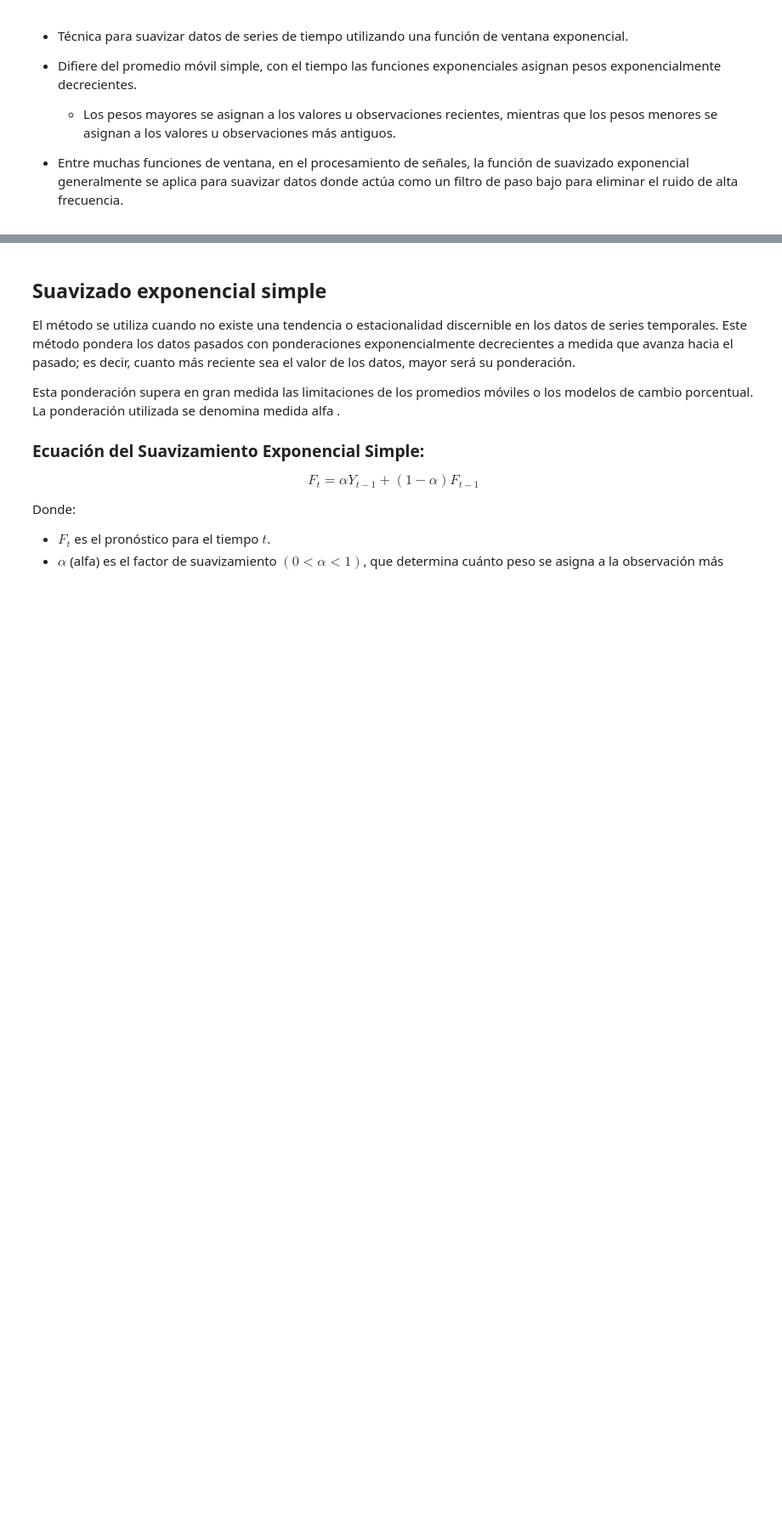
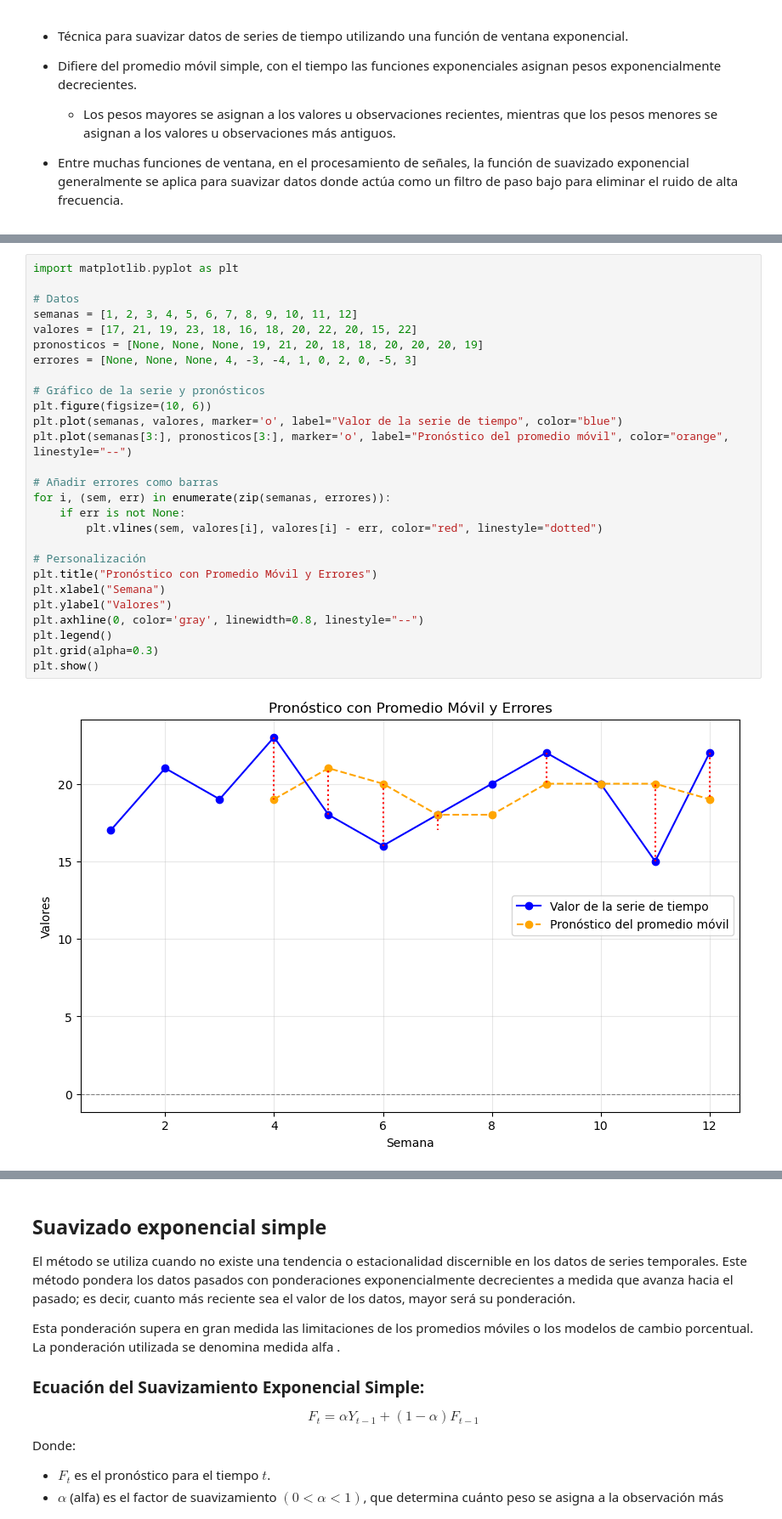
Before and after one commit to Wilsonsr/Series-de-Tiempo, a Jupyter notebook: Cuadernos Python/Suavizado Exponencial.ipynb, the cells around one changed output, grey strips where cells are left out. Shown at 85% size. Drawn from its saved outputs; the diff is of its cells as text; blank space fills up the shorter version.

```diff
--- a/Cuadernos Python/Suavizado Exponencial.ipynb
+++ b/Cuadernos Python/Suavizado Exponencial.ipynb
@@ -37,0 +74,29 @@ La suavización exponencial de Holt-Winters se utiliza para pronosticar datos de
+# %%
+import matplotlib.pyplot as plt
+
+# Datos
+semanas = [1, 2, 3, 4, 5, 6, 7, 8, 9, 10, 11, 12]
+valores = [17, 21, 19, 23, 18, 16, 18, 20, 22, 20, 15, 22]
+pronosticos = [None, None, None, 19, 21, 20, 18, 18, 20, 20, 20, 19]
+errores = [None, None, None, 4, -3, -4, 1, 0, 2, 0, -5, 3]
+
+# Gráfico de la serie y pronósticos
+plt.figure(figsize=(10, 6))
+plt.plot(semanas, valores, marker='o', label="Valor de la serie de tiempo", color="blue")
+plt.plot(semanas[3:], pronosticos[3:], marker='o', label="Pronóstico del promedio móvil", color="orange", linestyle="--")
+
+# Añadir errores como barras
+for i, (sem, err) in enumerate(zip(semanas, errores)):
+    if err is not None:
+        plt.vlines(sem, valores[i], valores[i] - err, color="red", linestyle="dotted")
+
+# Personalización
+plt.title("Pronóstico con Promedio Móvil y Errores")
+plt.xlabel("Semana")
+plt.ylabel("Valores")
+plt.axhline(0, color='gray', linewidth=0.8, linestyle="--")
+plt.legend()
+plt.grid(alpha=0.3)
+plt.show()
+# %% [output]
+[figure, added]
```
Also changed, not shown: parts of 6 cells of this notebook.
